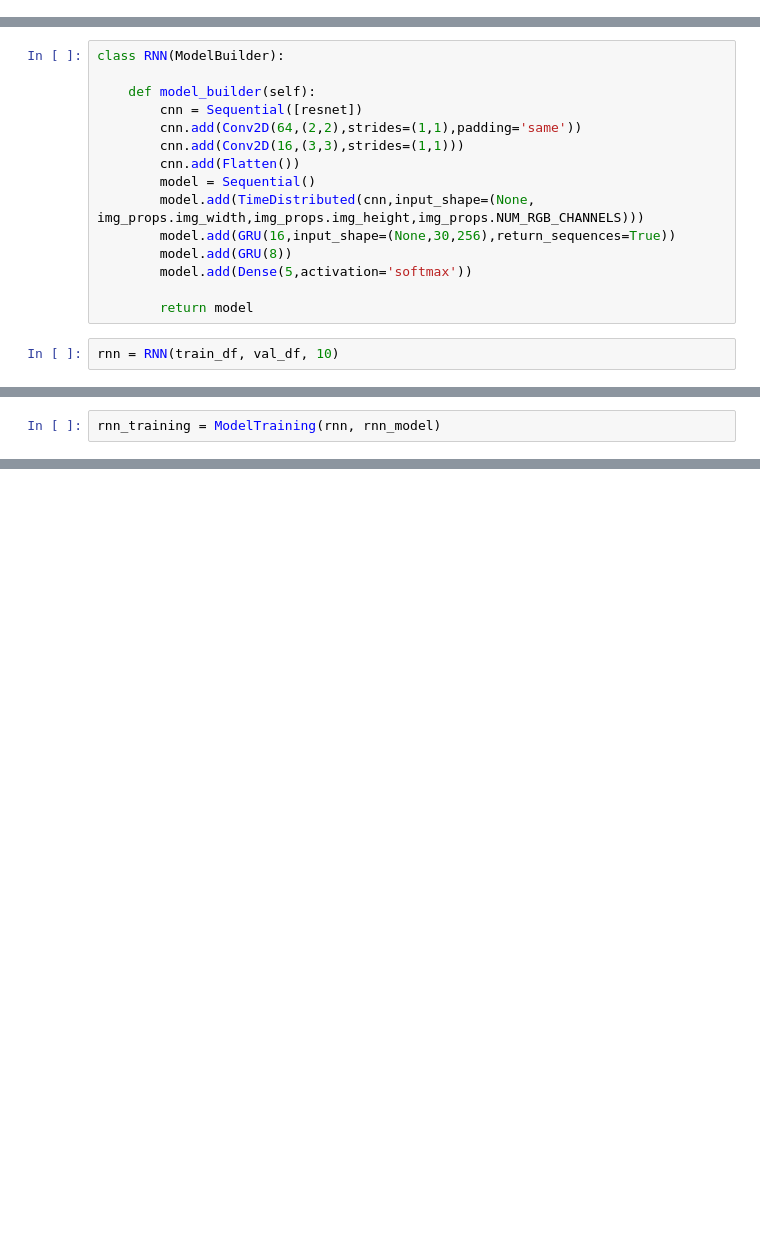
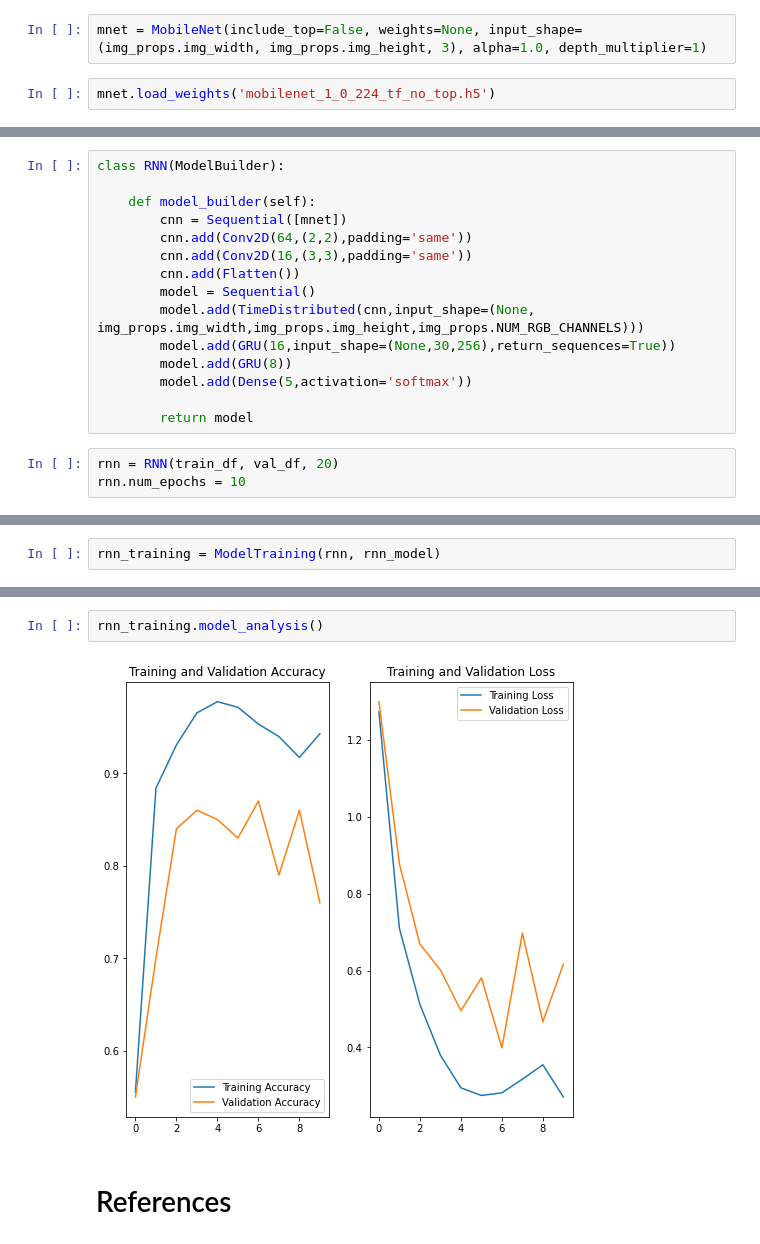
Before and after one commit to ayushxx7/gesture-recognition, a Jupyter notebook: GestureRec.ipynb, the cells around one changed output, grey strips where cells are left out. Drawn from its saved outputs; the diff is of its cells as text; blank space fills up the shorter version.

Commit message:
feat(training): mobilenet
- trained for 10 epochs (small batch size --> 20)
- cnn (mobilenet) + rnn config

```diff
--- a/GestureRec.ipynb
+++ b/GestureRec.ipynb
@@ -742,0 +745,4 @@ resnet = ResNet50(include_top=False,weights='imagenet',input_shape=(img_props.im
+# %%
+mnet = MobileNet(include_top=False, weights=None, input_shape=(img_props.img_width, img_props.img_height, 3), alpha=1.0, depth_multiplier=1)
+# %%
+mnet.load_weights('mobilenet_1_0_224_tf_no_top.h5')
@@ -744,9 +754,9 @@ resnet = ResNet50(include_top=False,weights='imagenet',input_shape=(img_props.im
 class RNN(ModelBuilder):
 
     def model_builder(self):
-        cnn = Sequential([resnet])
-        cnn.add(Conv2D(64,(2,2),strides=(1,1),padding='same'))
-        cnn.add(Conv2D(16,(3,3),strides=(1,1)))
+        cnn = Sequential([mnet])
+        cnn.add(Conv2D(64,(2,2),padding='same'))
+        cnn.add(Conv2D(16,(3,3),padding='same'))
         cnn.add(Flatten())
         model = Sequential()
         model.add(TimeDistributed(cnn,input_shape=(None, img_props.img_width,img_props.img_height,img_props.NUM_RGB_CHANNELS)))
@@ -756,7 +766,8 @@ class RNN(ModelBuilder):
 
         return model
 # %%
-rnn = RNN(train_df, val_df, 10)
+rnn = RNN(train_df, val_df, 20)
+rnn.num_epochs = 10
 # %% [output]
 Number of Training Videos: 663
 Number of Validation Videos: 100
@@ -782,0 +822,6 @@ Extra Batch Size (zero means no extra batch): 0
+# %%
+rnn_training.model_analysis()
+# %% [output]
+[figure, added]
+# %% [markdown]
+# References
```
Also changed, not shown: parts of 6 cells of this notebook.
